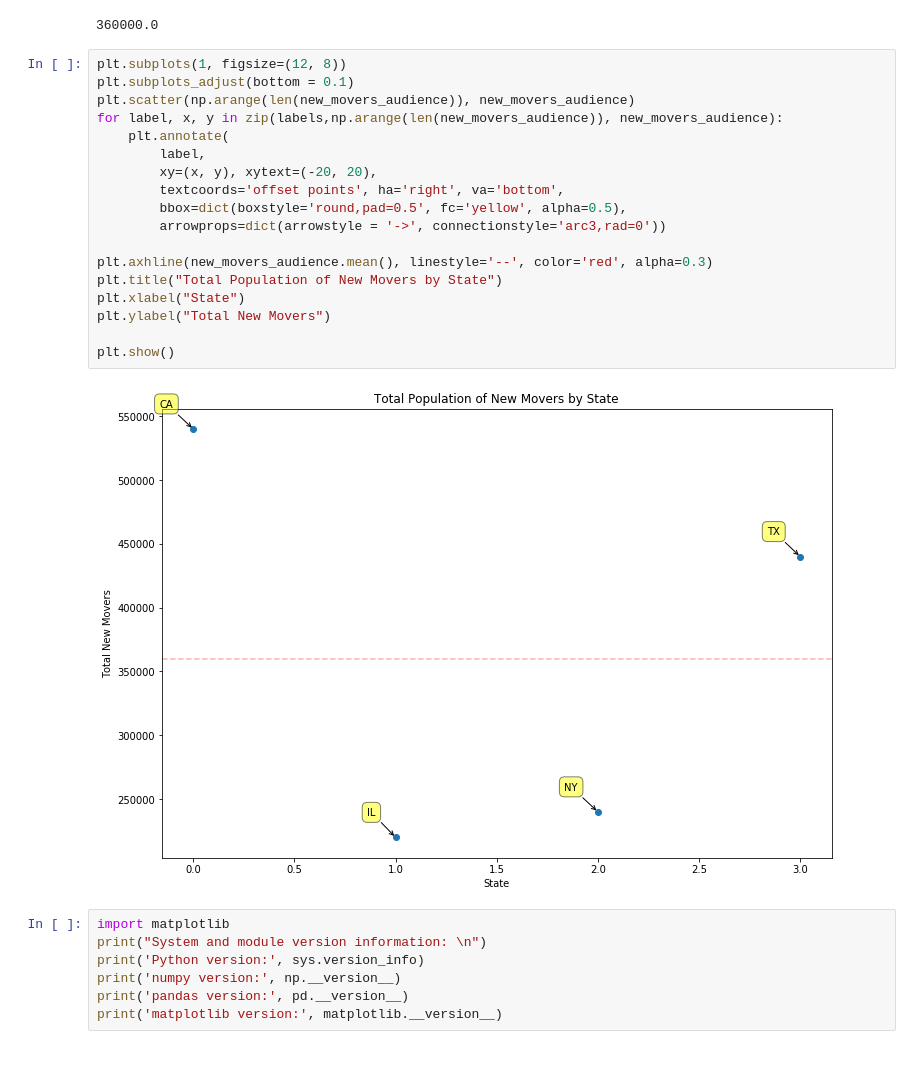
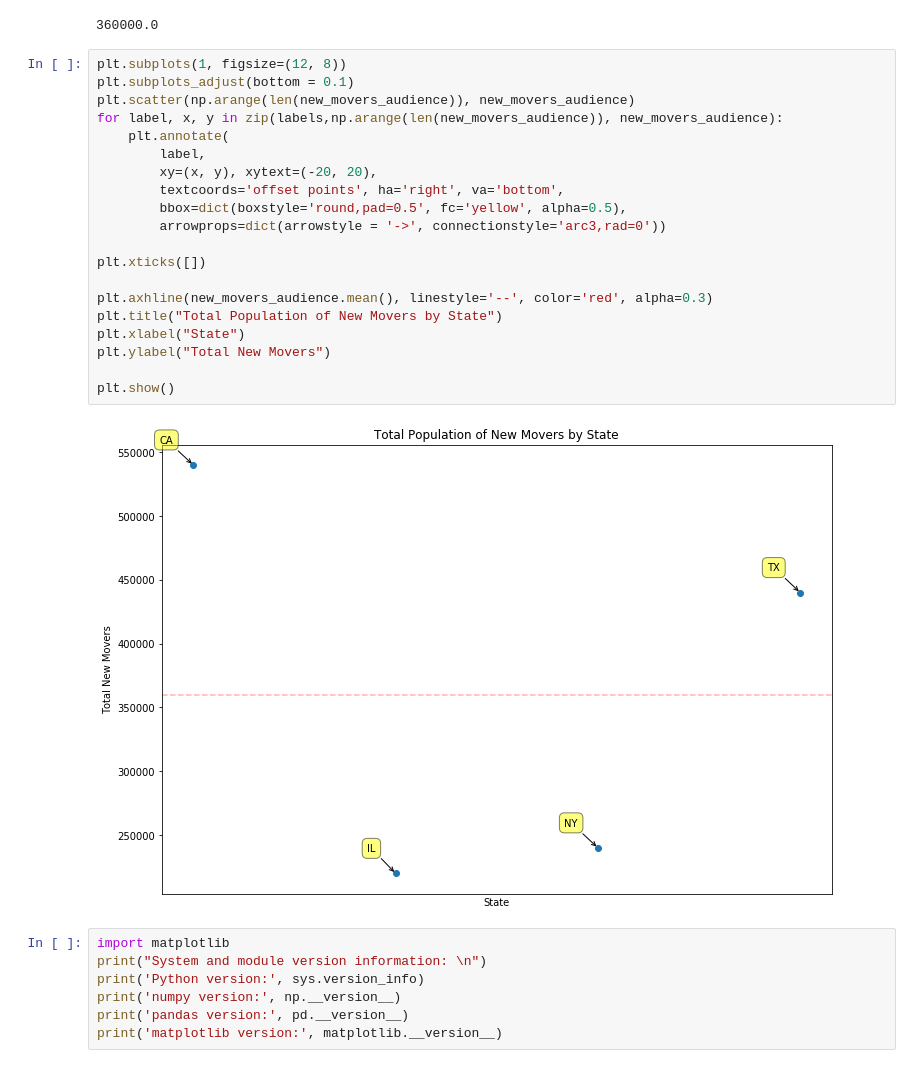
Before and after one commit to CSDE-UW/paa_2017_social_media, a Jupyter notebook: Estimate_Facebook_Audience/notebooks/facebook_demographic_research.ipynb, the cells around one changed output. Saved outputs shown, nothing was run; the diff lists cells and outputs as text.

```diff
--- a/Estimate_Facebook_Audience/notebooks/facebook_demographic_research.ipynb
+++ b/Estimate_Facebook_Audience/notebooks/facebook_demographic_research.ipynb
@@ -432,23 +433,25 @@ new_movers_audience.mean()
 # %%
 plt.subplots(1, figsize=(12, 8))
 plt.subplots_adjust(bottom = 0.1)
 plt.scatter(np.arange(len(new_movers_audience)), new_movers_audience)
 for label, x, y in zip(labels,np.arange(len(new_movers_audience)), new_movers_audience):
     plt.annotate(
         label,
         xy=(x, y), xytext=(-20, 20),
         textcoords='offset points', ha='right', va='bottom',
         bbox=dict(boxstyle='round,pad=0.5', fc='yellow', alpha=0.5),
         arrowprops=dict(arrowstyle = '->', connectionstyle='arc3,rad=0'))
 
+plt.xticks([])
+
 plt.axhline(new_movers_audience.mean(), linestyle='--', color='red', alpha=0.3)
 plt.title("Total Population of New Movers by State")
 plt.xlabel("State")
 plt.ylabel("Total New Movers")
 
 plt.show()
 # %% [output]
-[figure, old version]
+[figure, new version]
 # %%
 import matplotlib
 print("System and module version information: \n")
```
Also changed, not shown: parts of 2 cells of this notebook, 2 other files.
